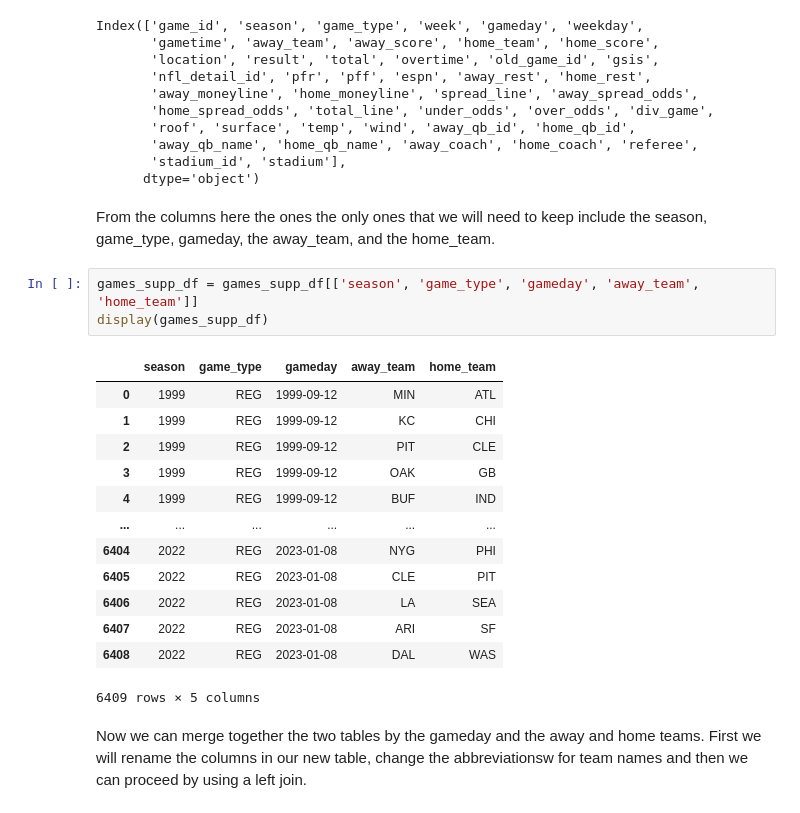
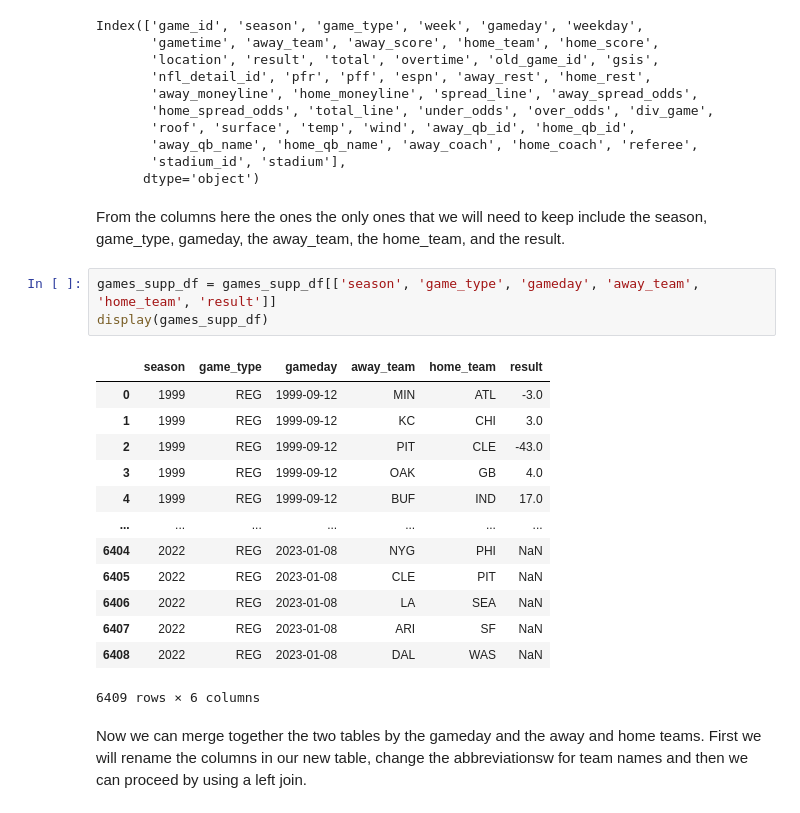
Before and after one commit to BraydenNgo/braydenngo.github.io, a Jupyter notebook: cmsc320finalngo/ngo_final_project (3).ipynb, the cells around one changed output. Cells and saved outputs as stored; diff of their text form.

```diff
--- a/cmsc320finalngo/ngo_final_project (3).ipynb
+++ b/cmsc320finalngo/ngo_final_project (3).ipynb
@@ -142,24 +142,24 @@ Index(['game_id', 'season', 'game_type', 'week', 'gameday', 'weekday',
        'stadium_id', 'stadium'],
       dtype='object')
 # %% [markdown]
-From the columns here the ones the only ones that we will need to keep include the season, game_type, gameday, the away_team, and the home_team.
+From the columns here the ones the only ones that we will need to keep include the season, game_type, gameday, the away_team, the home_team, and the result.
 # %%
-games_supp_df = games_supp_df[['season', 'game_type', 'gameday', 'away_team', 'home_team']]
+games_supp_df = games_supp_df[['season', 'game_type', 'gameday', 'away_team', 'home_team', 'result']]
 display(games_supp_df)
 # %% [output]
-|  | season | game_type | gameday | away_team | home_team |
-| 0 | 1999 | REG | 1999-09-12 | MIN | ATL |
-| 1 | 1999 | REG | 1999-09-12 | KC | CHI |
-| 2 | 1999 | REG | 1999-09-12 | PIT | CLE |
-| 3 | 1999 | REG | 1999-09-12 | OAK | GB |
-| 4 | 1999 | REG | 1999-09-12 | BUF | IND |
-| ... | ... | ... | ... | ... | ... |
-| 6404 | 2022 | REG | 2023-01-08 | NYG | PHI |
-| 6405 | 2022 | REG | 2023-01-08 | CLE | PIT |
-| 6406 | 2022 | REG | 2023-01-08 | LA | SEA |
-| 6407 | 2022 | REG | 2023-01-08 | ARI | SF |
-| 6408 | 2022 | REG | 2023-01-08 | DAL | WAS |
+|  | season | game_type | gameday | away_team | home_team | result |
+| 0 | 1999 | REG | 1999-09-12 | MIN | ATL | -3.0 |
+| 1 | 1999 | REG | 1999-09-12 | KC | CHI | 3.0 |
+| 2 | 1999 | REG | 1999-09-12 | PIT | CLE | -43.0 |
+| 3 | 1999 | REG | 1999-09-12 | OAK | GB | 4.0 |
+| 4 | 1999 | REG | 1999-09-12 | BUF | IND | 17.0 |
+| ... | ... | ... | ... | ... | ... | ... |
+| 6404 | 2022 | REG | 2023-01-08 | NYG | PHI | NaN |
+| 6405 | 2022 | REG | 2023-01-08 | CLE | PIT | NaN |
+| 6406 | 2022 | REG | 2023-01-08 | LA | SEA | NaN |
+| 6407 | 2022 | REG | 2023-01-08 | ARI | SF | NaN |
+| 6408 | 2022 | REG | 2023-01-08 | DAL | WAS | NaN |
-6409 rows × 5 columns
+6409 rows × 6 columns
 # %% [markdown]
 Now we can merge together the two tables by the gameday and the away and home teams. First we will rename the columns in our new table, change the abbreviationsw for team names and then we can proceed by using a left join.
 # %%
```
Also changed, not shown: parts of 10 cells of this notebook, 1 other file.
